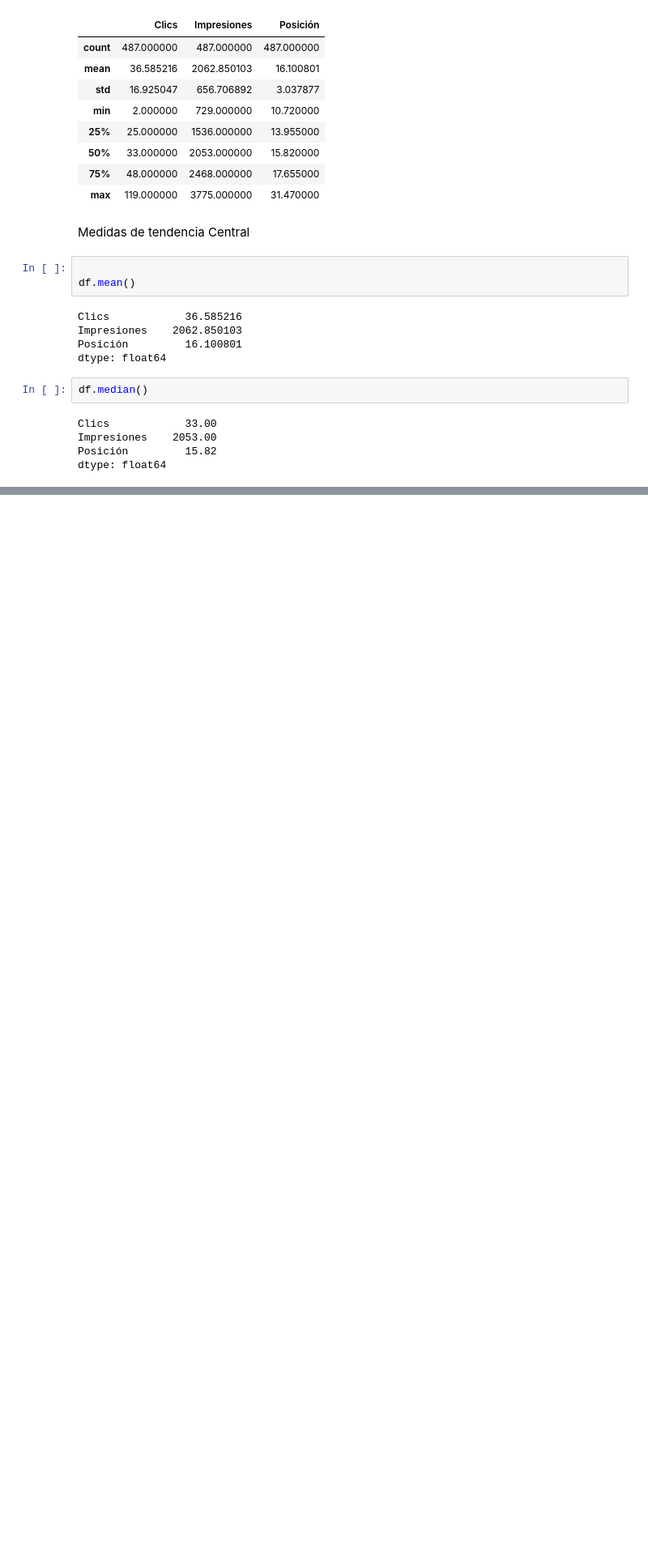
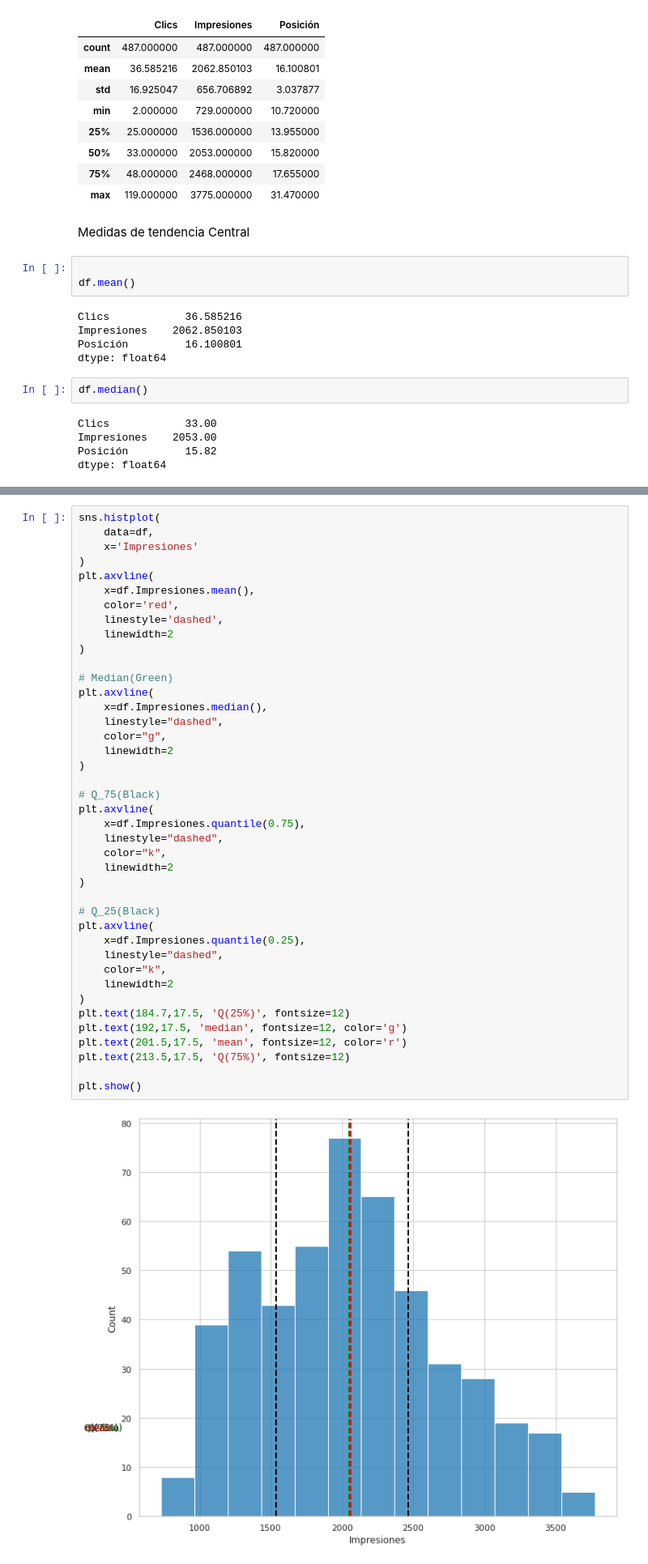
Before and after one commit to alexpin/Curso-Python, a Jupyter notebook: EDA/IFA.ipynb, the cells around one changed output, grey strips where cells are left out. Shown at 81% size. Saved outputs shown, nothing was run; the diff lists cells and outputs as text; blank space fills up the shorter version.

```diff
--- a/EDA/IFA.ipynb
+++ b/EDA/IFA.ipynb
@@ -192,0 +303,43 @@ df.mode()
+# %%
+sns.histplot(
+    data=df,
+    x='Impresiones'
+)
+plt.axvline(
+    x=df.Impresiones.mean(),
+    color='red',
+    linestyle='dashed',
+    linewidth=2
+)
+
+# Median(Green)
+plt.axvline(
+    x=df.Impresiones.median(),
+    linestyle="dashed",
+    color="g",
+    linewidth=2
+)
+
+# Q_75(Black)
+plt.axvline(
+    x=df.Impresiones.quantile(0.75),
+    linestyle="dashed",
+    color="k",
+    linewidth=2
+)
+
+# Q_25(Black)
+plt.axvline(
+    x=df.Impresiones.quantile(0.25),
+    linestyle="dashed",
+    color="k",
+    linewidth=2
+)
+plt.text(184.7,17.5, 'Q(25%)', fontsize=12)
+plt.text(192,17.5, 'median', fontsize=12, color='g')
+plt.text(201.5,17.5, 'mean', fontsize=12, color='r')
+plt.text(213.5,17.5, 'Q(75%)', fontsize=12)
+
+plt.show()
+# %% [output]
+[figure, added]
```
Also changed, not shown: parts of 74 cells of this notebook.
